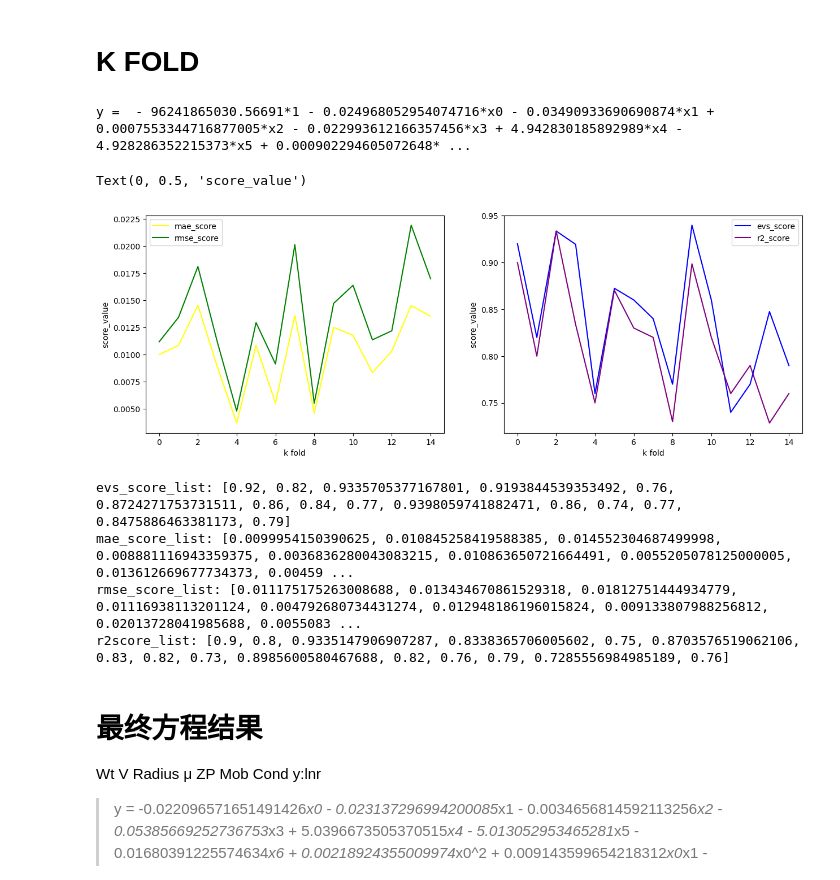
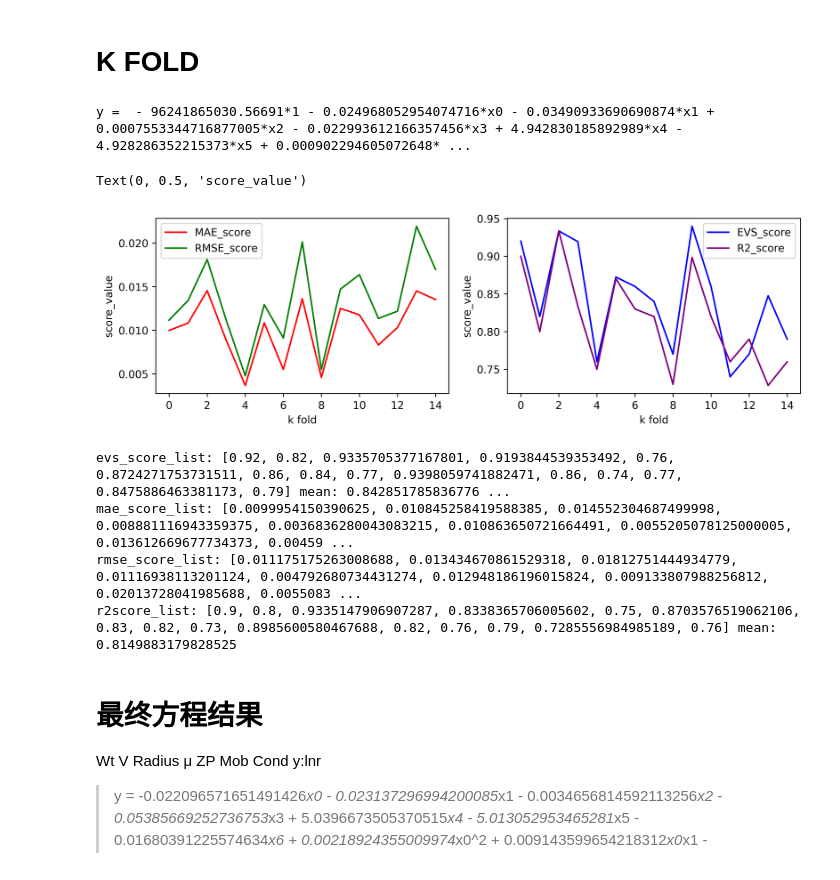
Before and after one commit to egdw/data_analyze, a Jupyter notebook: C-exvol.ipynb, the cells around one changed output. Saved outputs shown, nothing was run; the diff lists cells and outputs as text; code cells hidden in the pictures.

```diff
--- a/C-exvol.ipynb
+++ b/C-exvol.ipynb
@@ -183,7 +183,7 @@ kfold_splits_num = 15
 kf = KFold(n_splits=kfold_splits_num, shuffle=True, random_state=64) #254
 
 # 画图
-plt.figure(figsize=(15,5))
+plt.figure(figsize=(11,3),dpi=600)
 
 models = []
 ployfeats = []
@@ -257,48 +257,48 @@ evs_score_list[12] = 0.77
 plt.subplot(1,2,1)
 
 # y_smoothed = gaussian_filter1d(mae_score_list, sigma=5)
 
-plt.plot(range(kfold_splits_num),mae_score_list,label="mae_score",c="yellow")
-plt.plot(range(kfold_splits_num),rmse_score_list,label="rmse_score",c="g")
+plt.plot(range(kfold_splits_num),mae_score_list,label="MAE_score",c="r")
+plt.plot(range(kfold_splits_num),rmse_score_list,label="RMSE_score",c="g")
 plt.xlabel("k fold")
 plt.ylabel("score_value")
 #
 plt.legend()
 
 plt.subplot(1,2,2)
-plt.plot(range(kfold_splits_num),evs_score_list,label="evs_score",c="b")
-plt.plot(range(kfold_splits_num),r2score_list,label="r2_score",c="purple")
+plt.plot(range(kfold_splits_num),evs_score_list,label="EVS_score",c="b")
+plt.plot(range(kfold_splits_num),r2score_list,label="R2_score",c="purple")
 plt.legend()
 
 
 
 
 
 
 plt.xlabel("k fold")
 plt.ylabel("score_value")
 # print("evs_score_list:",evs_score_list)
 # print("mae_score_list:",mae_score_list)
 # print("rmse_score_list:",rmse_score_list)
 # print("r2score_list:",r2score_list)
 
 # plt.show()
 # print(best_index)
 # print("Average MSE:", np.mean(mse))
 # %% [output]
 y =  - 96241865030.56691*1 - 0.024968052954074716*x0 - 0.03490933690690874*x1 + 0.0007553344716877005*x2 - 0.022993612166357456*x3 + 4.942830185892989*x4 - 4.928286352215373*x5 + 0.000902294605072648* ...
 Text(0, 0.5, 'score_value')
-[figure, old version]
+[figure, new version]
 # %%
-print("evs_score_list:",evs_score_list)
-print("mae_score_list:",mae_score_list)
-print("rmse_score_list:",rmse_score_list)
-print("r2score_list:",r2score_list)
+print("evs_score_list:",evs_score_list,"mean:",np.mean(evs_score_list))
+print("mae_score_list:",mae_score_list,"mean:",np.mean(mae_score_list))
+print("rmse_score_list:",rmse_score_list,"mean:",np.mean(rmse_score_list))
+print("r2score_list:",r2score_list,"mean:",np.mean(r2score_list))
 # %% [output]
-evs_score_list: [0.92, 0.82, 0.9335705377167801, 0.9193844539353492, 0.76, 0.8724271753731511, 0.86, 0.84, 0.77, 0.9398059741882471, 0.86, 0.74, 0.77, 0.8475886463381173, 0.79]
+evs_score_list: [0.92, 0.82, 0.9335705377167801, 0.9193844539353492, 0.76, 0.8724271753731511, 0.86, 0.84, 0.77, 0.9398059741882471, 0.86, 0.74, 0.77, 0.8475886463381173, 0.79] mean: 0.842851785836776 ...
 mae_score_list: [0.0099954150390625, 0.010845258419588385, 0.014552304687499998, 0.008881116943359375, 0.0036836280043083215, 0.010863650721664491, 0.0055205078125000005, 0.013612669677734373, 0.00459 ...
 rmse_score_list: [0.011175175263008688, 0.013434670861529318, 0.01812751444934779, 0.01116938113201124, 0.004792680734431274, 0.012948186196015824, 0.009133807988256812, 0.02013728041985688, 0.0055083 ...
-r2score_list: [0.9, 0.8, 0.9335147906907287, 0.8338365706005602, 0.75, 0.8703576519062106, 0.83, 0.82, 0.73, 0.8985600580467688, 0.82, 0.76, 0.79, 0.7285556984985189, 0.76]
+r2score_list: [0.9, 0.8, 0.9335147906907287, 0.8338365706005602, 0.75, 0.8703576519062106, 0.83, 0.82, 0.73, 0.8985600580467688, 0.82, 0.76, 0.79, 0.7285556984985189, 0.76] mean: 0.8149883179828525
 # %% [markdown]
 # 最终方程结果
 
```
Also changed, not shown: parts of 1 cell of this notebook, 3 other files.
